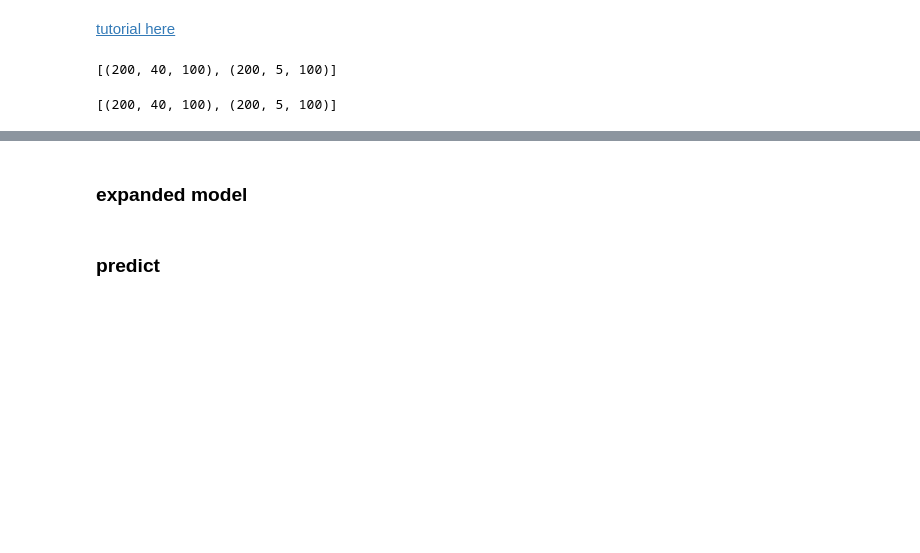
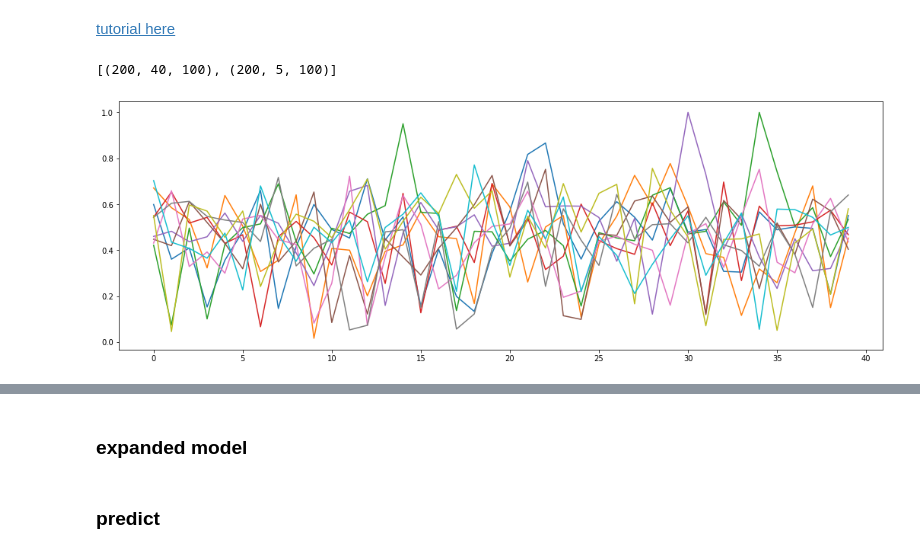
Before and after one commit to dcolinmorgan/prediction, a Jupyter notebook: tpu_LTRC_valid_LSTM.ipynb, the cells around one changed output, grey strips where cells are left out. Saved outputs shown, nothing was run; the diff lists cells and outputs as text; code cells hidden in the pictures; blank space fills up the shorter version.

```diff
--- a/tpu_LTRC_valid_LSTM.ipynb
+++ b/tpu_LTRC_valid_LSTM.ipynb
@@ -292,7 +307,8 @@ n_features = X.shape[2]
 [X.shape,y.shape]
 # %% [output]
 [(200, 40, 100), (200, 5, 100)]
-# %%
-[X.shape,y.shape]
-# %% [output]
-[(200, 40, 100), (200, 5, 100)]
+# %%
+plt.figure(figsize=(18, 6))
+w=plt.plot(X[0,:,0:10])
+# %% [output]
+[figure, added]
```
Also changed, not shown: parts of 10 cells of this notebook.
